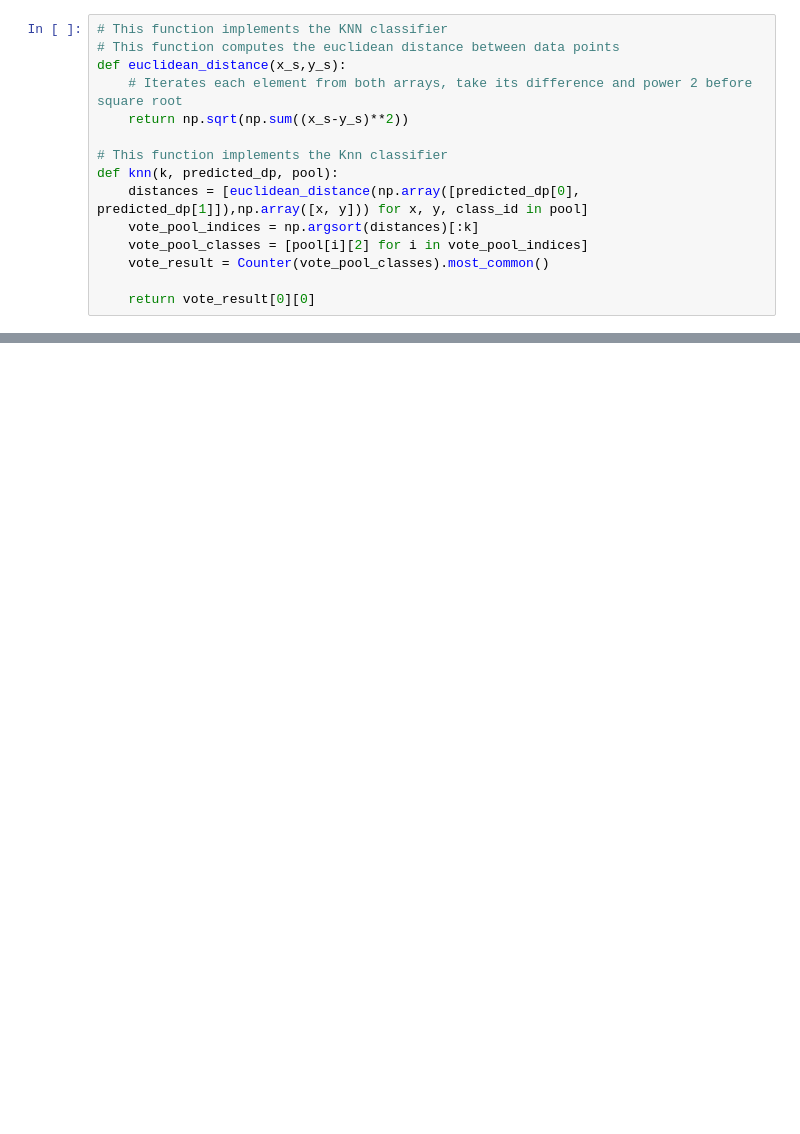
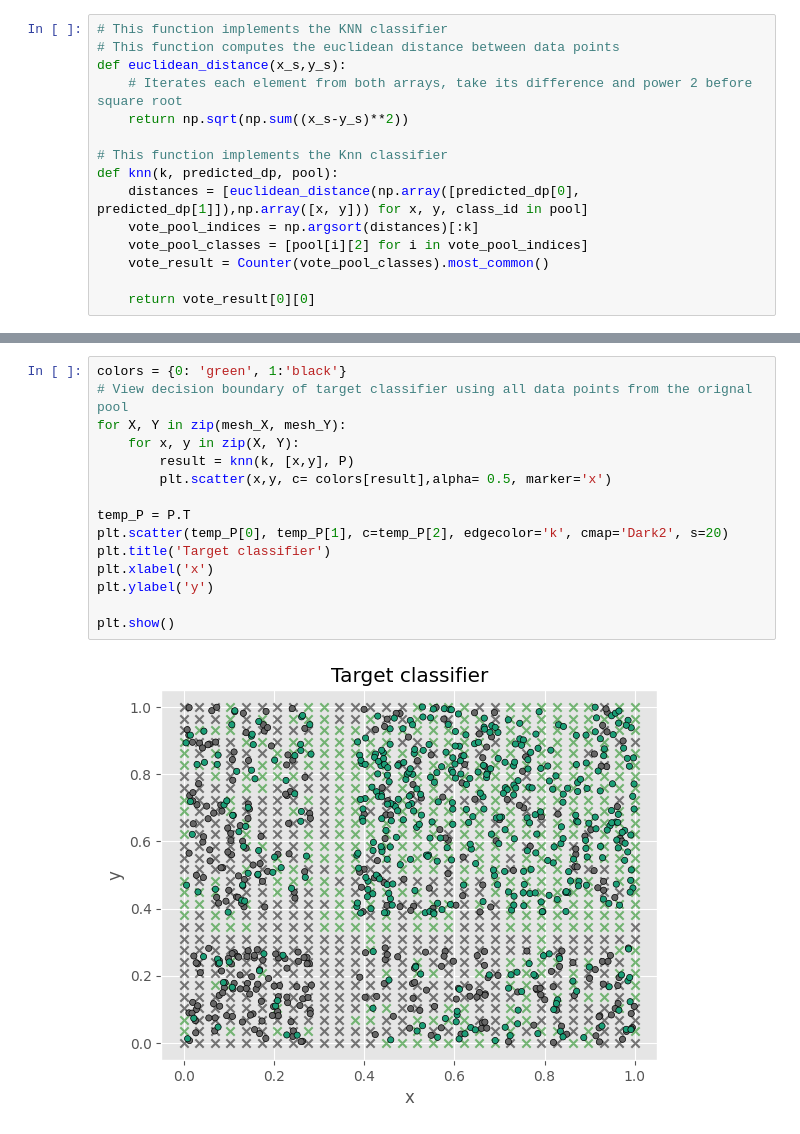
Before and after one commit to csjiet/KNN-teaching, a Jupyter notebook: main.ipynb, the cells around one changed output, grey strips where cells are left out. Drawn from its saved outputs; the diff is of its cells as text; blank space fills up the shorter version.

```diff
--- a/main.ipynb
+++ b/main.ipynb
@@ -67,0 +73,17 @@ mesh_X, mesh_Y = np.mgrid[0:8:10j,0:8:10j]
+# %%
+colors = {0: 'green', 1:'black'}
+# View decision boundary of target classifier using all data points from the orignal pool
+for X, Y in zip(mesh_X, mesh_Y):
+    for x, y in zip(X, Y):
+        result = knn(k, [x,y], P)
+        plt.scatter(x,y, c= colors[result],alpha= 0.5, marker='x')
+
+temp_P = P.T
+plt.scatter(temp_P[0], temp_P[1], c=temp_P[2], edgecolor='k', cmap='Dark2', s=20)
+plt.title('Target classifier')
+plt.xlabel('x')
+plt.ylabel('y')
+
+plt.show()
+# %% [output]
+[figure, added]
```
Also changed, not shown: parts of 9 cells of this notebook.
